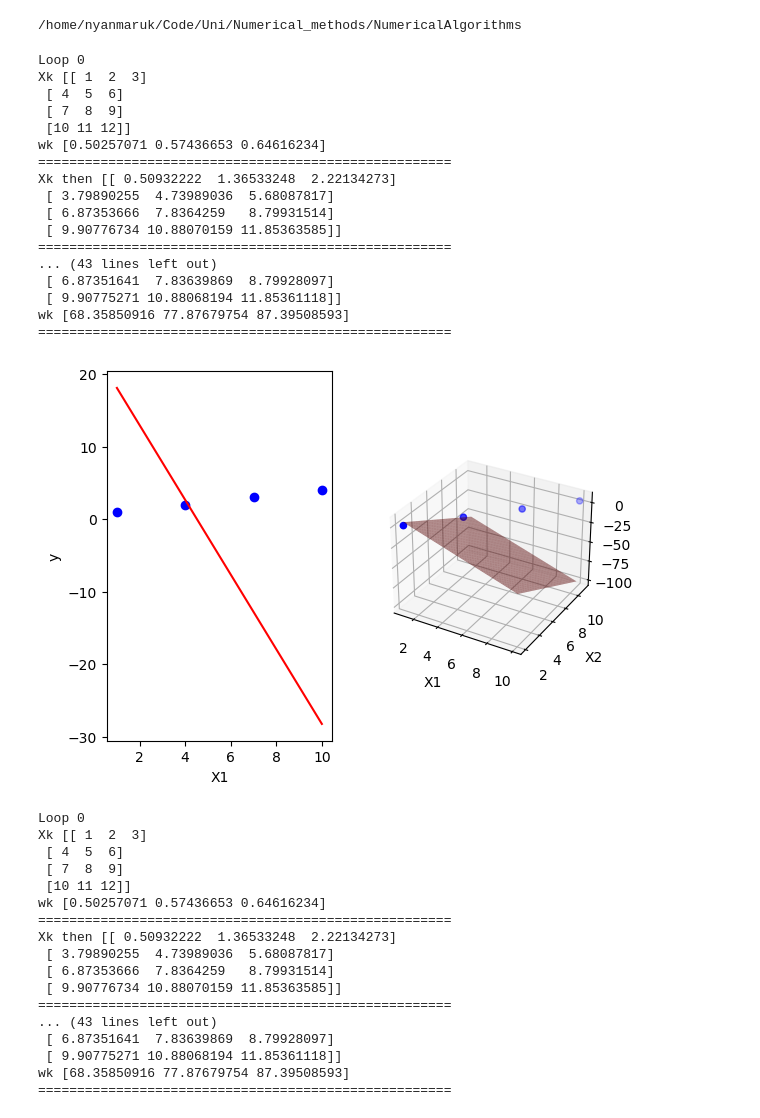
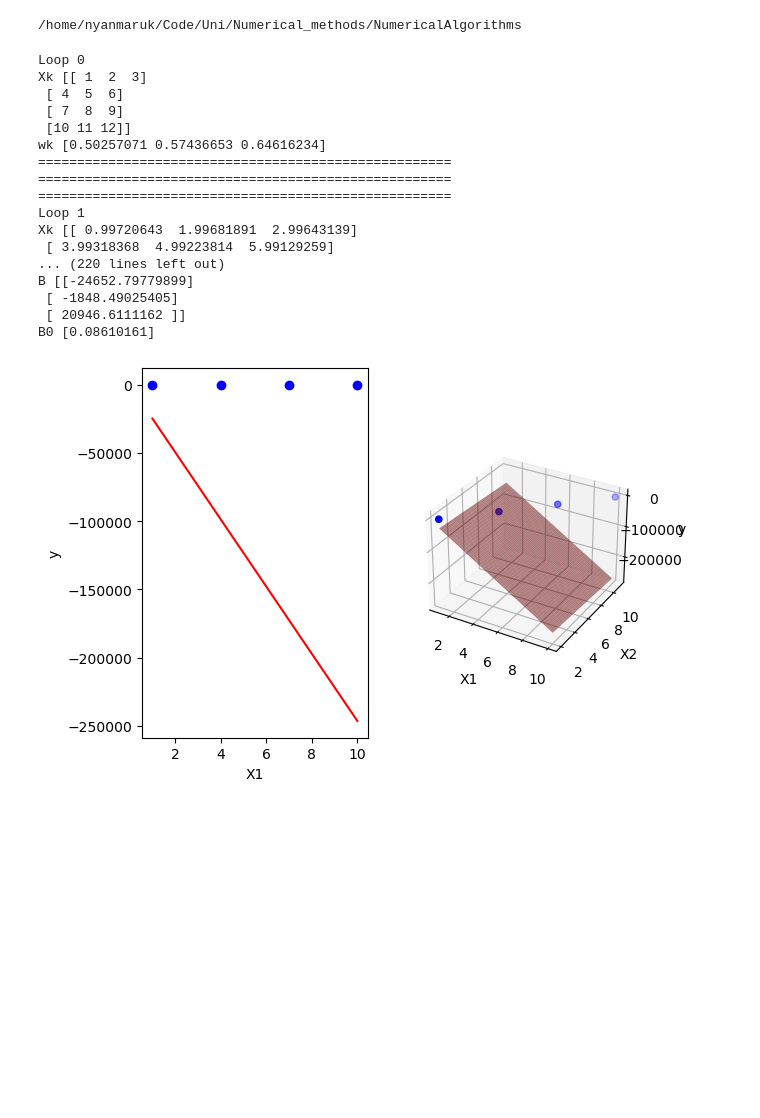
Before and after one commit to qkhanh711/Numerical_methods, a Jupyter notebook: NumericalAlgorithms/Partial_Least_Squares/PLS_scratch.ipynb, the cells around one changed output. Cells and saved outputs as stored; diff of their text form; code cells hidden in the pictures; blank space fills up the shorter version.

```diff
--- a/NumericalAlgorithms/Partial_Least_Squares/PLS_scratch.ipynb
+++ b/NumericalAlgorithms/Partial_Least_Squares/PLS_scratch.ipynb
@@ -32,6 +34,7 @@ class PLS1Alg():
             B = np.zeros(self.l)
             Xk = self.X.copy()
             wk = Xk.T @ self.y / np.linalg.norm(Xk.T @ self.y)
+            # print(wk.shape)
             for k in range(self.l):
                 # print(self.l)
                 # print(k)
@@ -41,7 +44,7 @@ class PLS1Alg():
                 print("=====================================================")
                 assert (wk.reshape(-1,1)).shape == (m, 1)
                 tk = Xk @ wk
-                tk_norm = (tk.T * tk)
+                tk_norm = (tk.T @ tk)
                 tk = (tk/tk_norm).reshape(-1, 1)
                 assert tk.shape == (n, 1)
                 pk = Xk.T @ tk
@@ -58,82 +61,63 @@ class PLS1Alg():
                         Xk = Xk - tk_norm*tk.reshape(-1, 1) @ (pk.reshape(1, -1).T)
                     else:
                         Xk = Xk - tk @ pk.T
-                    print("Xk then", Xk)
-                    # print("Xk.T @ y", Xk.T @ self.y)
                     wk = Xk.T @ self.y
-                    # print("wk then", wk)
                     print("=====================================================")
                     print("=====================================================")
 
             P = np.column_stack([P[:, i] for i in range(self.l)])
             W = np.column_stack([W[:, i] for i in range(self.l)])
+            # print("Shape of q",q.shape)
             q = q.reshape(-1, 1)
             B = W @ np.linalg.inv(P.T@W) @ q
             B0 = q[0] - P[:, 0].T @ B
 
             return B, B0
 
         except LinAlgError as e:
             print(f"Error: {e}")
             return None
 
     def fit(self):
         self.B, self.B0 = self.PLS1()
         return self.B, self.B0
 
     def predict(self, X):
         return X @ self.B + self.B0
 
 
 
 X=np.array([[1,2,3],[4,5,6],[7,8,9],[10,11,12]])
 y=np.array([1,2,3,4])
 
-# B, B0 = PLS1Alg(X, y, 26).PLS1()
-# print("B",B)
-# print("B0",B0)
-# plot_2and_3D(X, y, B, B0)
-loops = 5
-for i in range(loops):
-    B, B0 = PLS1Alg(X, y, loops).PLS1()
-    if B is not None:
-        plot_2and_3D(X, y, B, B0)
-    else:
-        print("B is None")
-        continue
+B, B0 = PLS1Alg(X, y, 26).PLS1()
+print("B",B)
+print("B0",B0)
+plot_2and_3D(X, y, B, B0)
+# loops = 5
+# for i in range(loops):
+#     B, B0 = PLS1Alg(X, y, loops).PLS1()
+#     if B is not None:
+#         plot_2and_3D(X, y, B, B0)
+#     else:
+#         print("B is None")
+#         continue
 # %% [output]
 Loop 0
 Xk [[ 1  2  3]
  [ 4  5  6]
  [ 7  8  9]
  [10 11 12]]
 wk [0.50257071 0.57436653 0.64616234]
 =====================================================
-Xk then [[ 0.50932222  1.36533248  2.22134273]
- [ 3.79890255  4.73989036  5.68087817]
- [ 6.87353666  7.8364259   8.79931514]
- [ 9.90776734 10.88070159 11.85363585]]
 =====================================================
-... (43 lines left out)
- [ 6.87351641  7.83639869  8.79928097]
- [ 9.90775271 10.88068194 11.85361118]]
-wk [68.35850916 77.87679754 87.39508593]
 =====================================================
+Loop 1
+Xk [[ 0.99720643  1.99681891  2.99643139]
+ [ 3.99318368  4.99223814  5.99129259]
+... (220 lines left out)
+B [[-24652.79779899]
+ [ -1848.49025405]
+ [ 20946.6111162 ]]
+B0 [0.08610161]
-[figure, old version]
+[figure, new version]
-Loop 0
-Xk [[ 1  2  3]
- [ 4  5  6]
- [ 7  8  9]
- [10 11 12]]
-wk [0.50257071 0.57436653 0.64616234]
-=====================================================
-Xk then [[ 0.50932222  1.36533248  2.22134273]
- [ 3.79890255  4.73989036  5.68087817]
- [ 6.87353666  7.8364259   8.79931514]
- [ 9.90776734 10.88070159 11.85363585]]
-=====================================================
-... (43 lines left out)
- [ 6.87351641  7.83639869  8.79928097]
- [ 9.90775271 10.88068194 11.85361118]]
-wk [68.35850916 77.87679754 87.39508593]
-=====================================================
```
Also changed, not shown: parts of 3 cells of this notebook, 6 other files.
